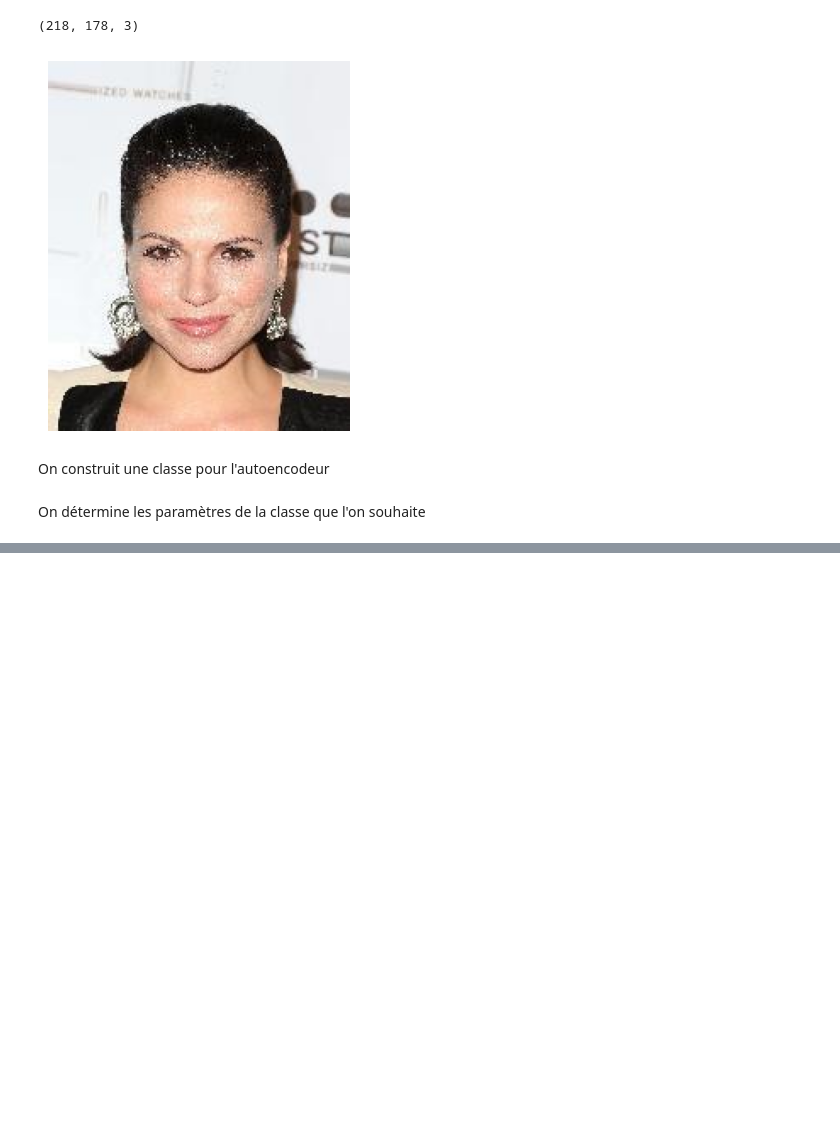
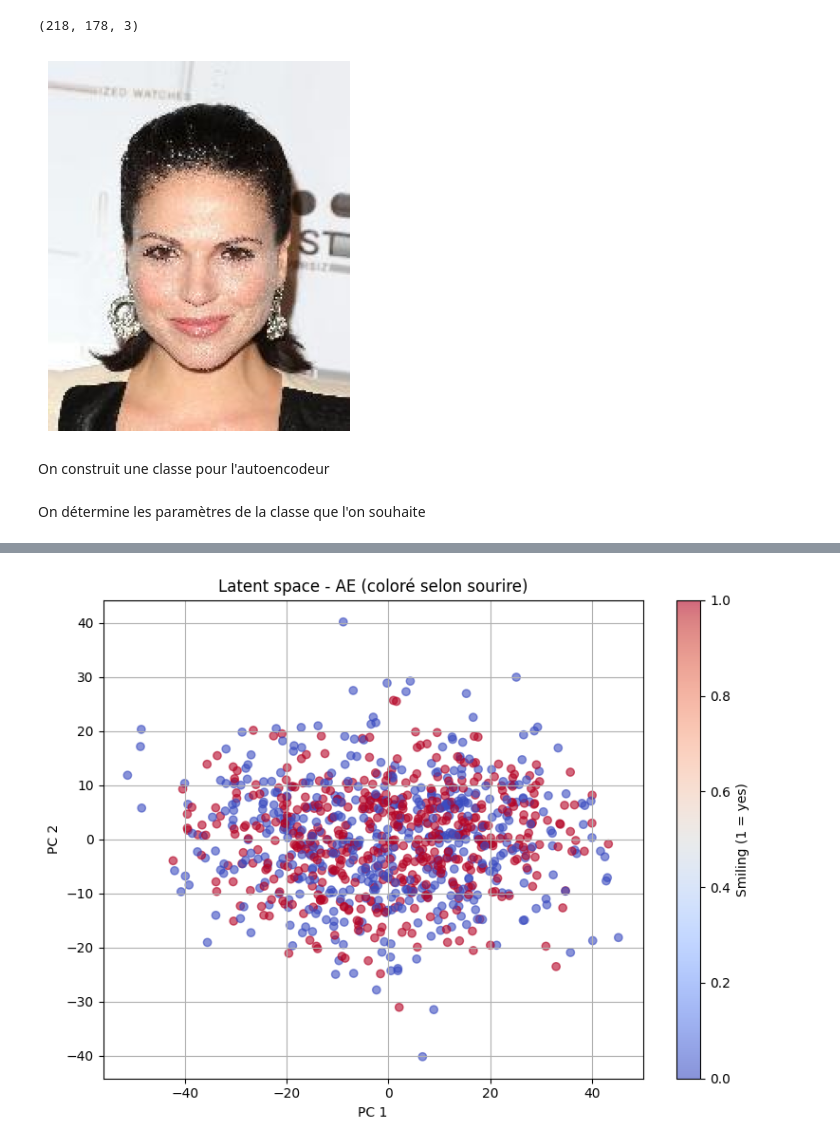
Before and after one commit to djakesa/AE-VAE-GAN-CelebA, a Jupyter notebook: jacques_autoencoder_celebA.ipynb, the cells around one changed output, grey strips where cells are left out. Drawn from its saved outputs; the diff is of its cells as text; code cells hidden in the pictures; blank space fills up the shorter version.

```diff
--- a/jacques_autoencoder_celebA.ipynb
+++ b/jacques_autoencoder_celebA.ipynb
@@ -472,0 +465,72 @@ plt.show()
+# %%
+from sklearn.decomposition import PCA
+import matplotlib.pyplot as plt
+import pandas as pd
+import os
+import cv2
+import numpy as np # Ensure numpy is imported if used elsewhere
+
+# Chargement des images (déjà fait), on suppose `x_train.shape = (N, 128, 128, 3)`
+attr_file = "/content/drive/MyDrive/CelebA/Anno/list_attr_celeba.txt"
+attributes_df = pd.read_csv(attr_file, sep="\s+", skiprows=1)
+
+# Chargement des labels associés (extrait depuis list_attr_celeba.txt)
+
+# On extrait les noms de fichiers des chemins d'images chargés.
+# Keep track of the original index to filter labels later
+image_info = []
+for i, fname in enumerate(os.listdir(IMAGE_DIR)):
+    if fname.endswith('.jpg'):
+        image_info.append((os.path.join(IMAGE_DIR, fname), fname, i))
+
+# Sort by filename to ensure consistent order
+image_info.sort(key=lambda x: x[1])
+
+image_paths_full = [info[0] for info in image_info][:1000]
+image_filenames_full = [info[1] for info in image_info][:1000]
+
+
+# === Chargement d’images CelebA ===
+def load_images_with_indices(paths):
+    images = []
+    successful_indices = [] # Store indices of successfully loaded images
+    for i, path in enumerate(paths):
+        img = cv2.imread(path)
+        if img is None:
+            print(f"Erreur lors du chargement de {path}")
+            continue
+        img = cv2.resize(img, IMAGE_SIZE)
+        img = img.astype('float32') / 255.0
+        images.append(img)
+        successful_indices.append(i) # Add the index if loading is successful
+    return np.array(images), successful_indices
+
+# Load images and get the indices of those successfully loaded
+x_train, successful_indices = load_images_with_indices(image_paths_full)
+
+# Filter filenames and labels based on successful indices
+image_filenames_loaded = [image_filenames_full[i] for i in successful_indices]
+
+# Utilisation les noms de fichiers CHARGÉS pour indexer le dataframe attributes_df
+smile_labels = attributes_df.loc[image_filenames_loaded, 'Smiling'].values
+smile_labels = (smile_labels > 0).astype(int)  # 1 = souriant, 0 = non-souriant
+
+# Encode les images
+z_points = autoencodeur.encoder.predict(x_train)
+
+# Réduction en 2D
+# Make sure z_pca is calculated based on the actually loaded data
+z_pca = PCA(n_components=2).fit_transform(z_points)
+
+# Tracé avec couleur par sourire
+plt.figure(figsize=(8, 6))
+# Use the filtered smile_labels which now matches the size of z_pca
+plt.scatter(z_pca[:, 0], z_pca[:, 1], c=smile_labels, cmap='coolwarm', alpha=0.6)
+plt.colorbar(label='Smiling (1 = yes)')
+plt.title('Latent space - AE (coloré selon sourire)')
+plt.xlabel('PC 1')
+plt.ylabel('PC 2')
+plt.grid(True)
+plt.tight_layout()
+plt.show()
+# %% [output]
@@ -472,0 +539 @@ plt.show()
+[figure, added]
```
Also changed, not shown: parts of 11 cells of this notebook.
